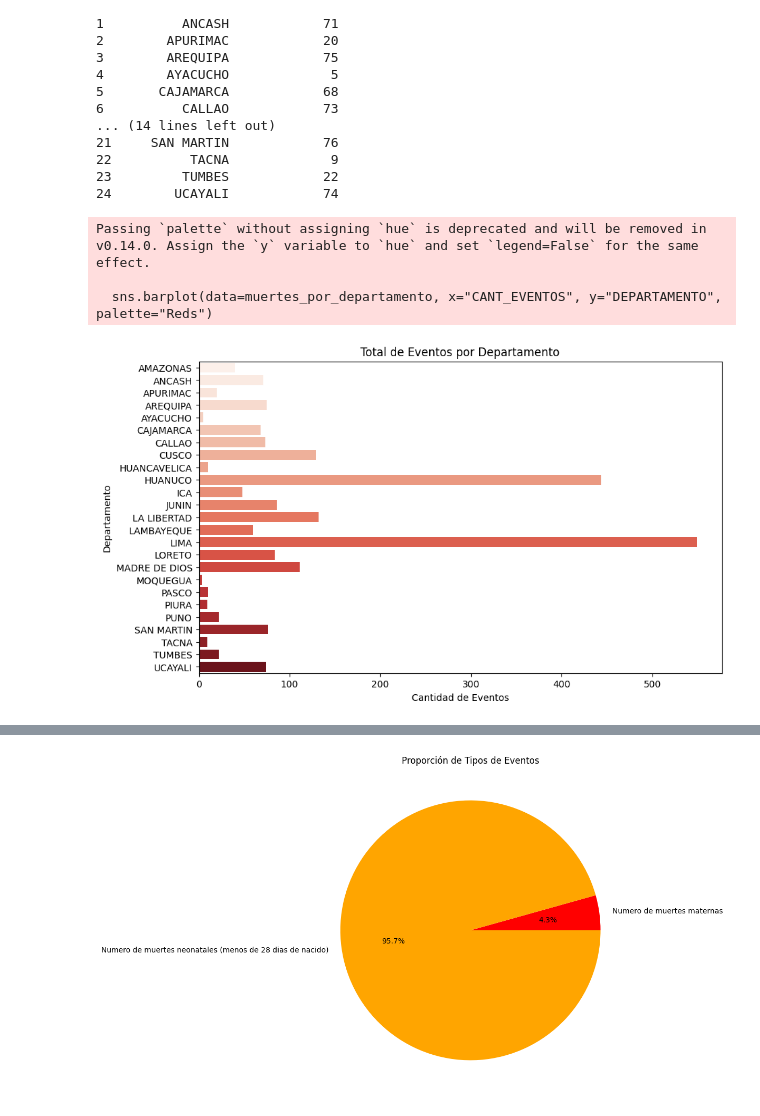
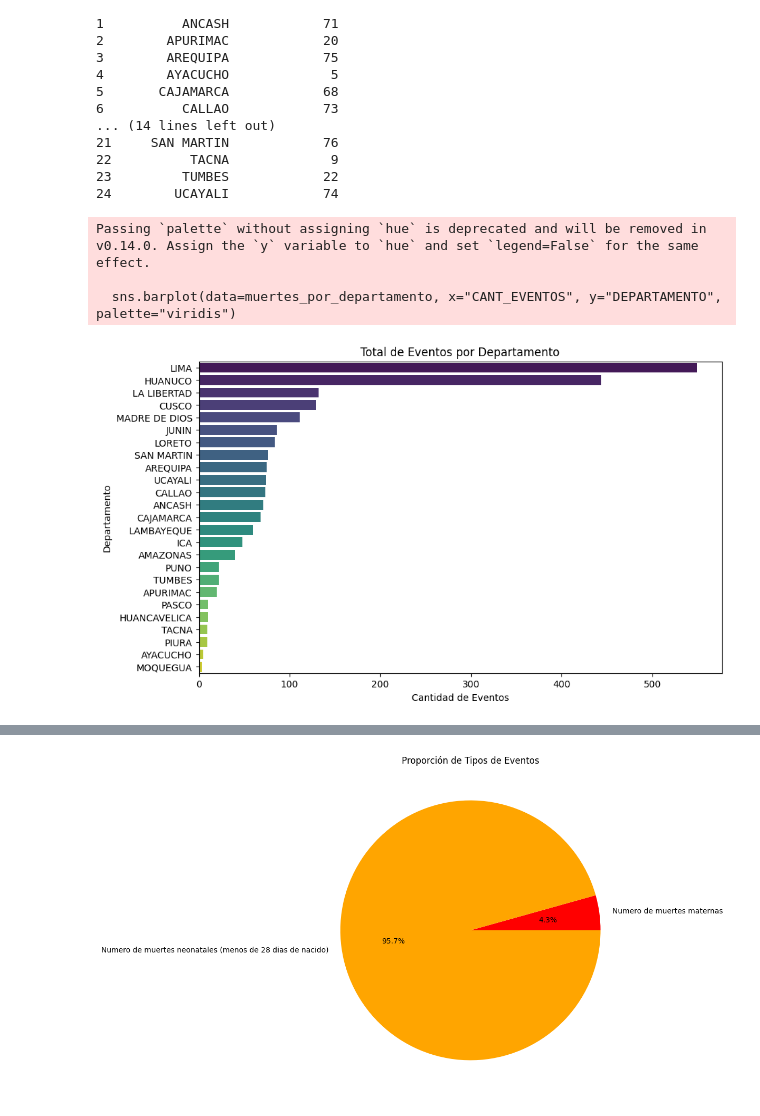
Before and after one commit to camiloalegre/EVENT_SALUD, a Jupyter notebook: Analisis_eventos_salud.ipynb, the cells around one changed output, grey strips where cells are left out. Cells and saved outputs as stored; diff of their text form; code cells hidden in the pictures.

```diff
--- a/Analisis_eventos_salud.ipynb
+++ b/Analisis_eventos_salud.ipynb
@@ -241,15 +246,17 @@ Name: count, dtype: int64
 23         TUMBES            22
 24        UCAYALI            74
 # %%
+# Ordenar los datos de mayor a menor por cantidad de eventos
+muertes_por_departamento = muertes_por_departamento.sort_values(by="CANT_EVENTOS", ascending=False)
 # Gráfico de barras
 plt.figure(figsize=(10, 6))
-sns.barplot(data=muertes_por_departamento, x="CANT_EVENTOS", y="DEPARTAMENTO", palette="Reds")
+sns.barplot(data=muertes_por_departamento, x="CANT_EVENTOS", y="DEPARTAMENTO", palette="viridis")
 plt.title("Total de Eventos por Departamento")
 plt.xlabel("Cantidad de Eventos")
 plt.ylabel("Departamento")
 plt.show()
 # %% [output]
 Passing `palette` without assigning `hue` is deprecated and will be removed in v0.14.0. Assign the `y` variable to `hue` and set `legend=False` for the same effect.
 
-  sns.barplot(data=muertes_por_departamento, x="CANT_EVENTOS", y="DEPARTAMENTO", palette="Reds")
+  sns.barplot(data=muertes_por_departamento, x="CANT_EVENTOS", y="DEPARTAMENTO", palette="viridis")
-[figure, old version]
+[figure, new version]
```
Also changed, not shown: parts of 6 cells of this notebook.
